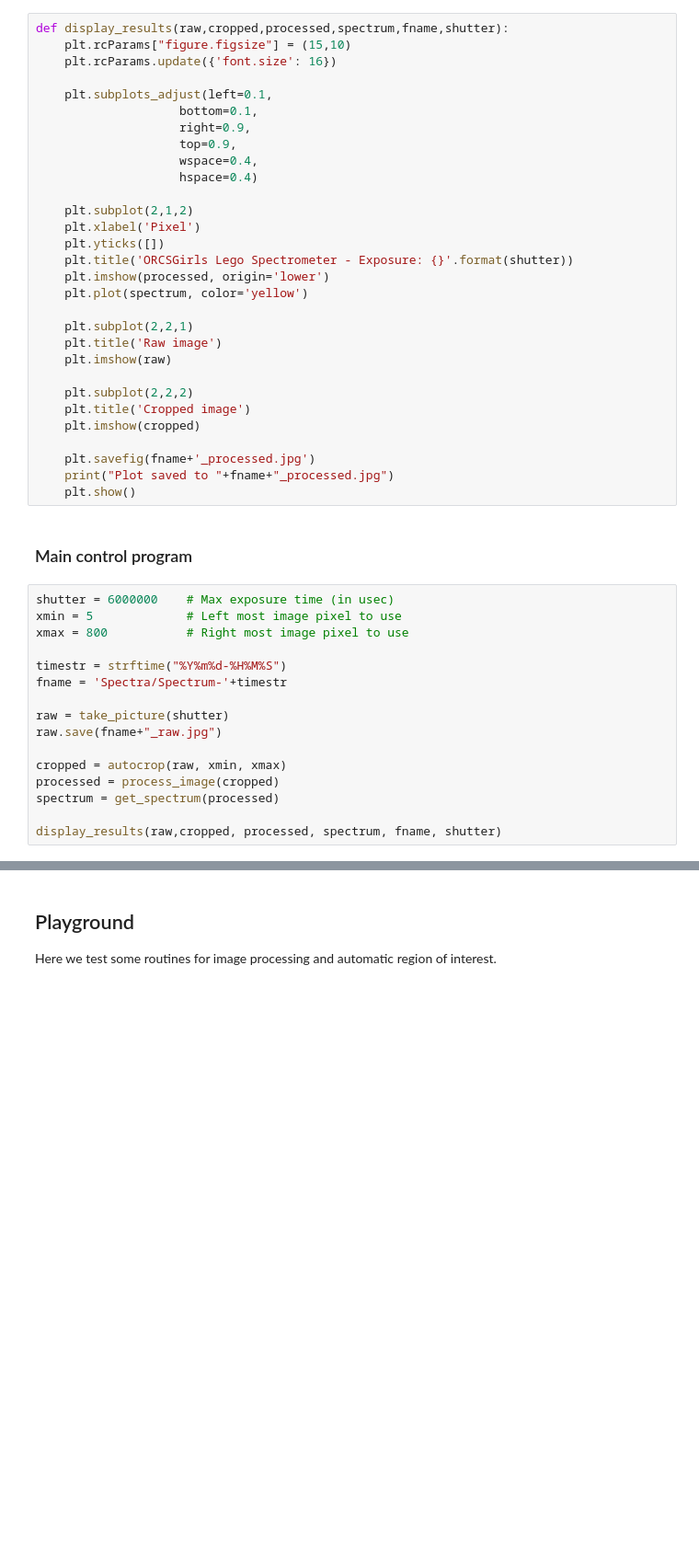
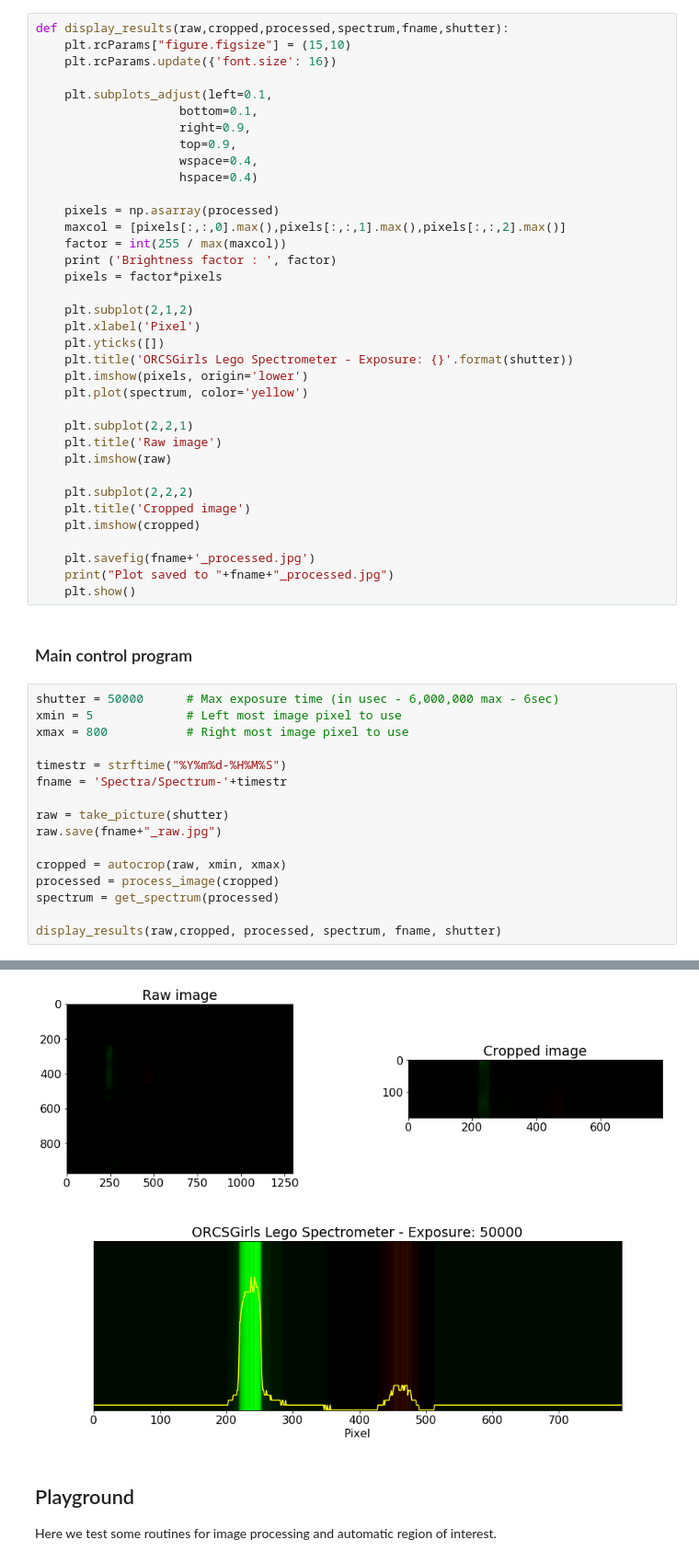
Before and after one commit to orcsgirls/LegoSpectrometer, a Jupyter notebook: SpectrometerControl.ipynb, the cells around one changed output, grey strips where cells are left out. Shown: that part at 92% size. Saved outputs shown, nothing was run; the diff lists cells and outputs as text; blank space fills up the shorter version.

```diff
--- a/SpectrometerControl.ipynb
+++ b/SpectrometerControl.ipynb
@@ -101,11 +101,17 @@ def display_results(raw,cropped,processed,spectrum,fname,shutter):
                     wspace=0.4,
                     hspace=0.4)
 
+    pixels = np.asarray(processed)
+    maxcol = [pixels[:,:,0].max(),pixels[:,:,1].max(),pixels[:,:,2].max()]
+    factor = int(255 / max(maxcol))
+    print ('Brightness factor : ', factor)
+    pixels = factor*pixels
+
     plt.subplot(2,1,2)
     plt.xlabel('Pixel')
     plt.yticks([])
     plt.title('ORCSGirls Lego Spectrometer - Exposure: {}'.format(shutter))
-    plt.imshow(processed, origin='lower')
+    plt.imshow(pixels, origin='lower')
     plt.plot(spectrum, color='yellow')
 
     plt.subplot(2,2,1)
@@ -122,7 +128,7 @@ def display_results(raw,cropped,processed,spectrum,fname,shutter):
 # %% [markdown]
 ### Main control program
 # %%
-shutter = 6000000    # Max exposure time (in usec)
+shutter = 50000      # Max exposure time (in usec - 6,000,000 max - 6sec)
 xmin = 5             # Left most image pixel to use
 xmax = 800           # Right most image pixel to use
 
@@ -137,3 +143,4 @@ processed = process_image(cropped)
 spectrum = get_spectrum(processed)
 
 display_results(raw,cropped, processed, spectrum, fname, shutter)
+# %% [output]
@@ -140,3 +154,4 @@ display_results(raw,cropped, processed, spectrum, fname, shutter)
+[figure, added]
 # %% [markdown]
 ## Playground
 
```
Also changed, not shown: parts of 1 cell of this notebook.
